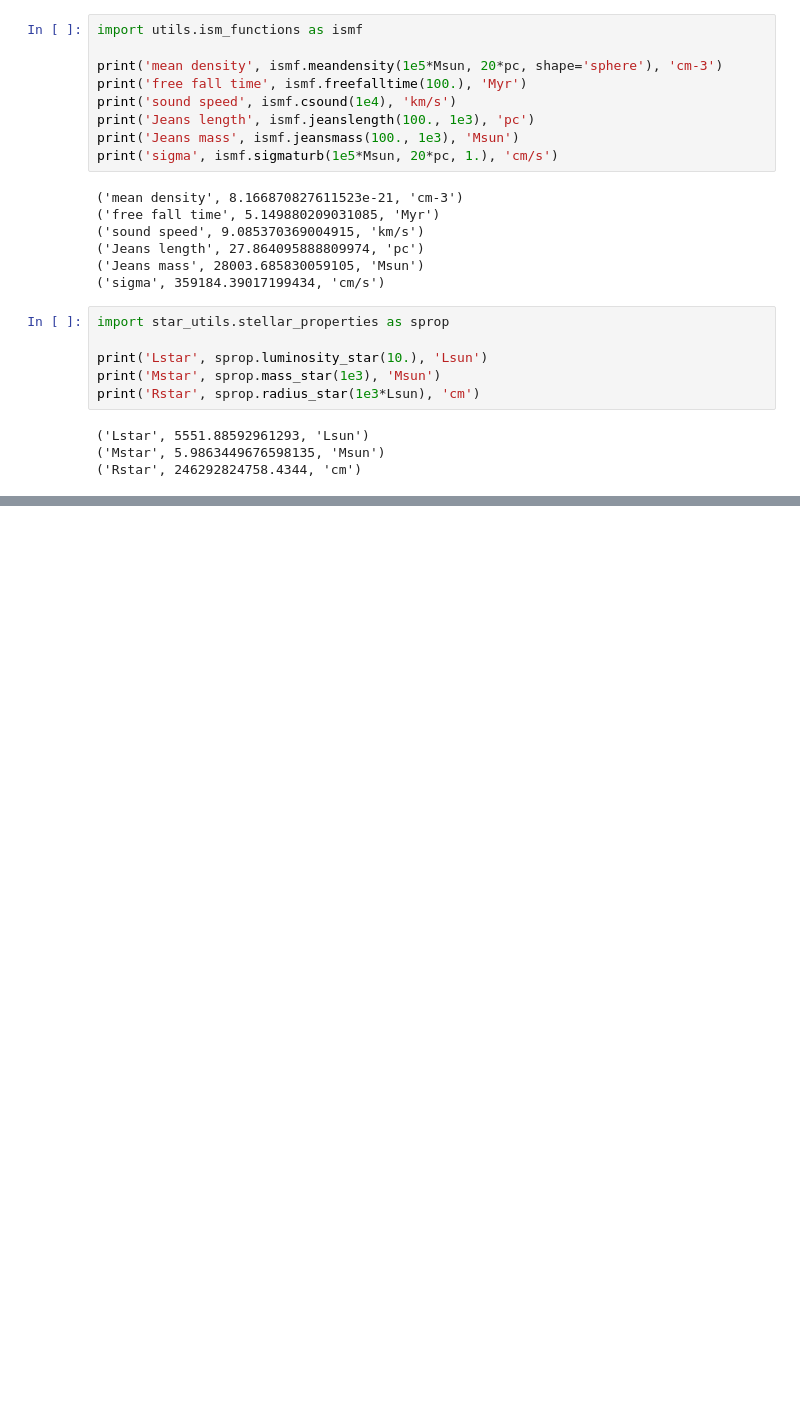
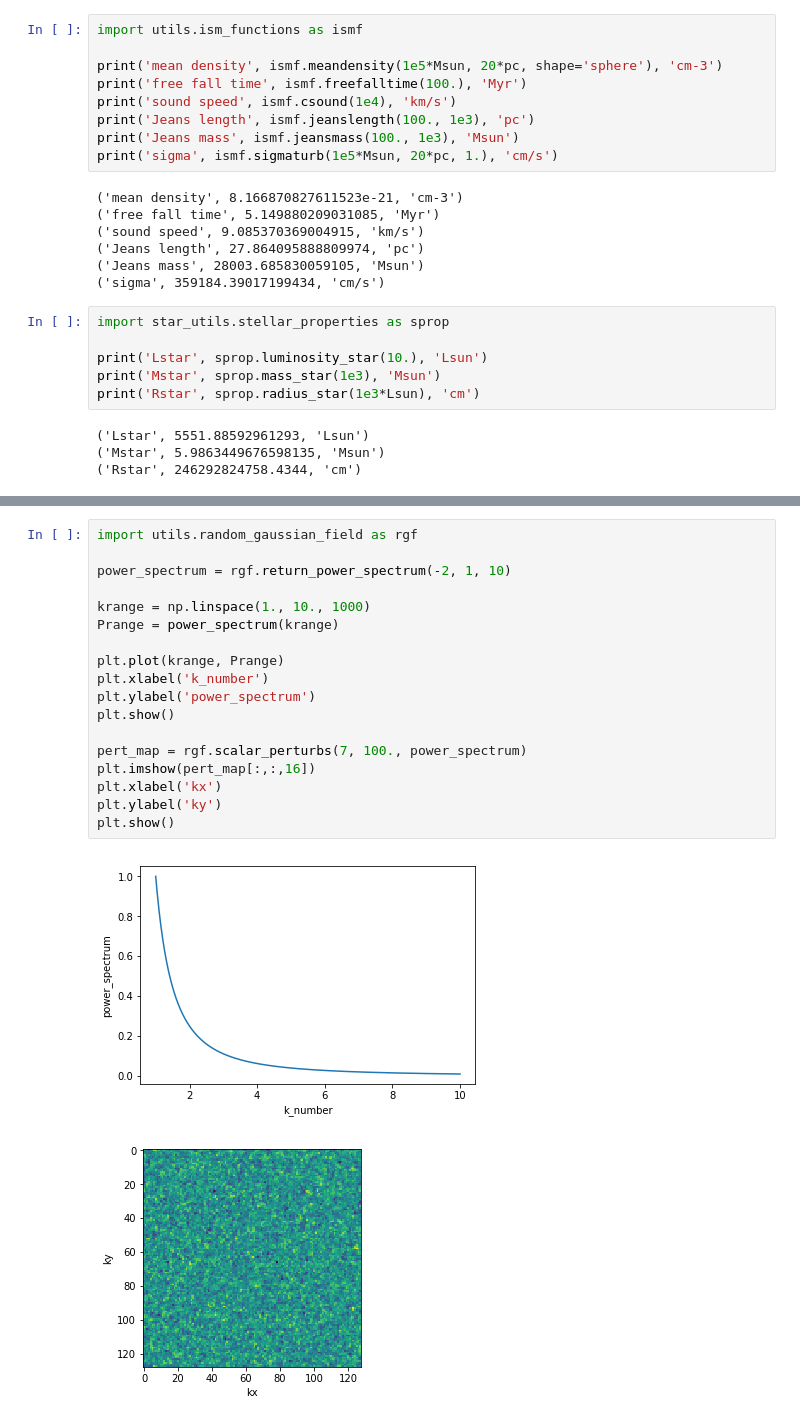
Before and after one commit to davidedeca/ism, a Jupyter notebook: example.ipynb, the cells around one changed output, grey strips where cells are left out. Saved outputs shown, nothing was run; the diff lists cells and outputs as text; blank space fills up the shorter version.

```diff
--- a/example.ipynb
+++ b/example.ipynb
@@ -50,0 +63,21 @@ print('specific flux at 10 pc at 13.6eV', star.Fv_cm2s(13.6*eV/h), 'erg/s/cm2/Hz
+# %%
+import utils.random_gaussian_field as rgf
+
+power_spectrum = rgf.return_power_spectrum(-2, 1, 10)
+
+krange = np.linspace(1., 10., 1000)
+Prange = power_spectrum(krange)
+
+plt.plot(krange, Prange)
+plt.xlabel('k_number')
+plt.ylabel('power_spectrum')
+plt.show()
+
+pert_map = rgf.scalar_perturbs(7, 100., power_spectrum)
+plt.imshow(pert_map[:,:,16])
+plt.xlabel('kx')
+plt.ylabel('ky')
+plt.show()
+# %% [output]
+[figure, added]
+[figure, added]
```
Also changed, not shown: parts of 2 cells of this notebook, 6 other files.
